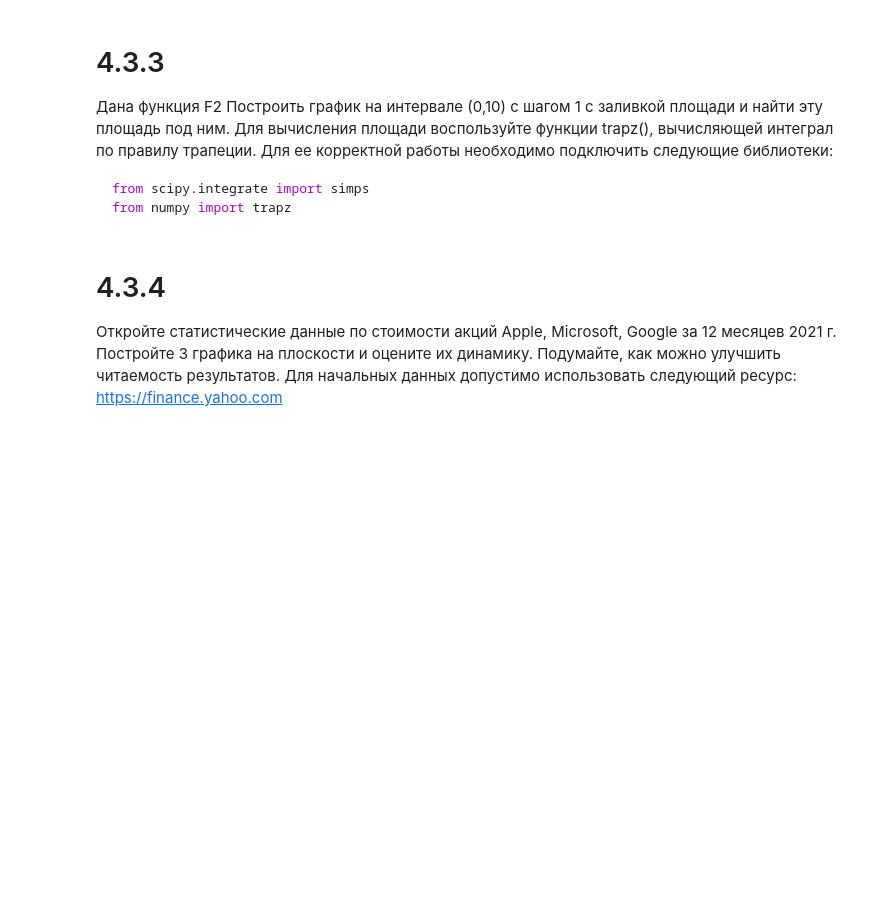
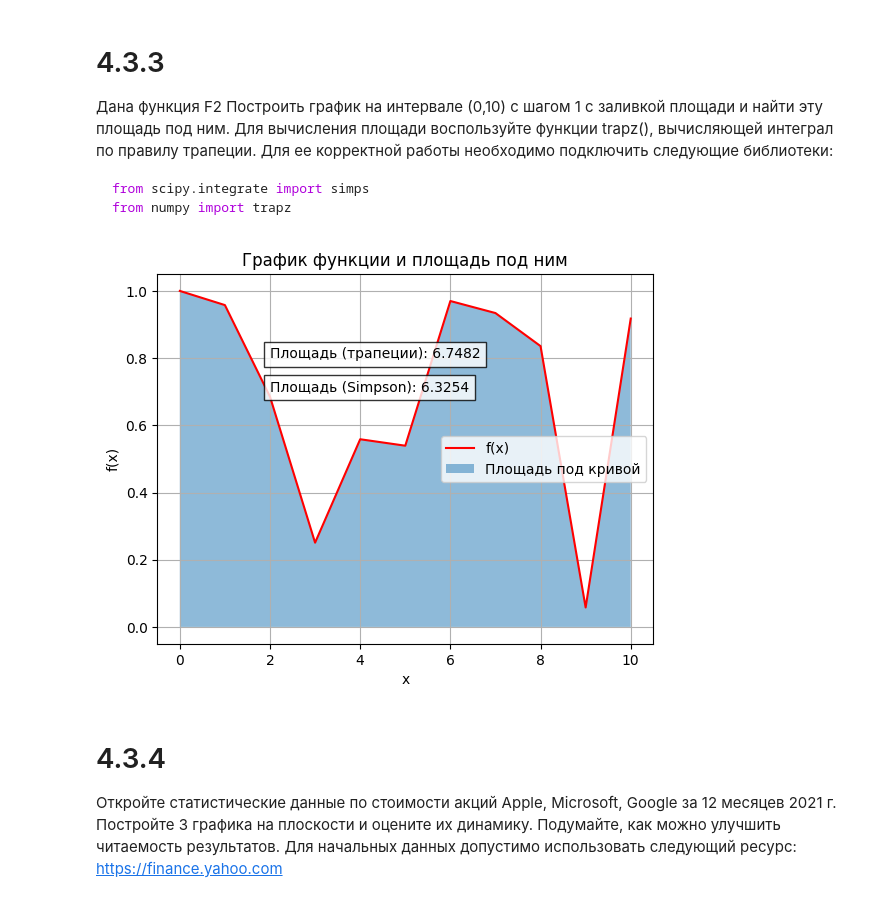
Before and after one commit to alx-ctf/university, a Jupyter notebook: homework_1.ipynb, the cells around one changed output. Cells and saved outputs as stored; diff of their text form; code cells hidden in the pictures; blank space fills up the shorter version.

````diff
--- a/homework_1.ipynb
+++ b/homework_1.ipynb
@@ -75,7 +209,37 @@ from scipy.integrate import simps
 from numpy import trapz
 ```
 # %%
-print("123")
+#4.3.3
+import numpy as np
+import matplotlib.pyplot as plt
+from scipy.integrate import simpson
+from numpy import trapezoid
+
+def f(x):
+    return np.abs(np.cos(x * np.exp(np.cos(x) + np.log(x + 1))))
+
+x = np.arange(0, 10.1, 1)  # Включаем 0 и 10 с шагом 1
+y = f(x)
+
+# Вычисление площади под графиком
+area_trapz = trapezoid(y, x) # компилятор ругается на trapz
+area_simps = simpson(y, x) # в scipy нет simps но есть simpson
+
+
+plt.plot(x, y, 'r-', label='f(x)')
+plt.fill_between(x, y, alpha=0.5, label='Площадь под кривой')
+plt.xlabel('x')
+plt.ylabel('f(x)')
+plt.title('График функции и площадь под ним')
+plt.legend()
+
+plt.text(2, 0.8, f'Площадь (трапеции): {area_trapz:.4f}', bbox=dict(facecolor='white', alpha=0.8))
+plt.text(2, 0.7, f'Площадь (Simpson): {area_simps:.4f}', bbox=dict(facecolor='white', alpha=0.8))
+
+plt.grid(True)
+plt.show()
+# %% [output]
+[figure, added]
 # %% [markdown]
 # 4.3.4
 Откройте статистические данные по стоимости акций Apple,
````
Also changed, not shown: parts of 15 cells of this notebook.
